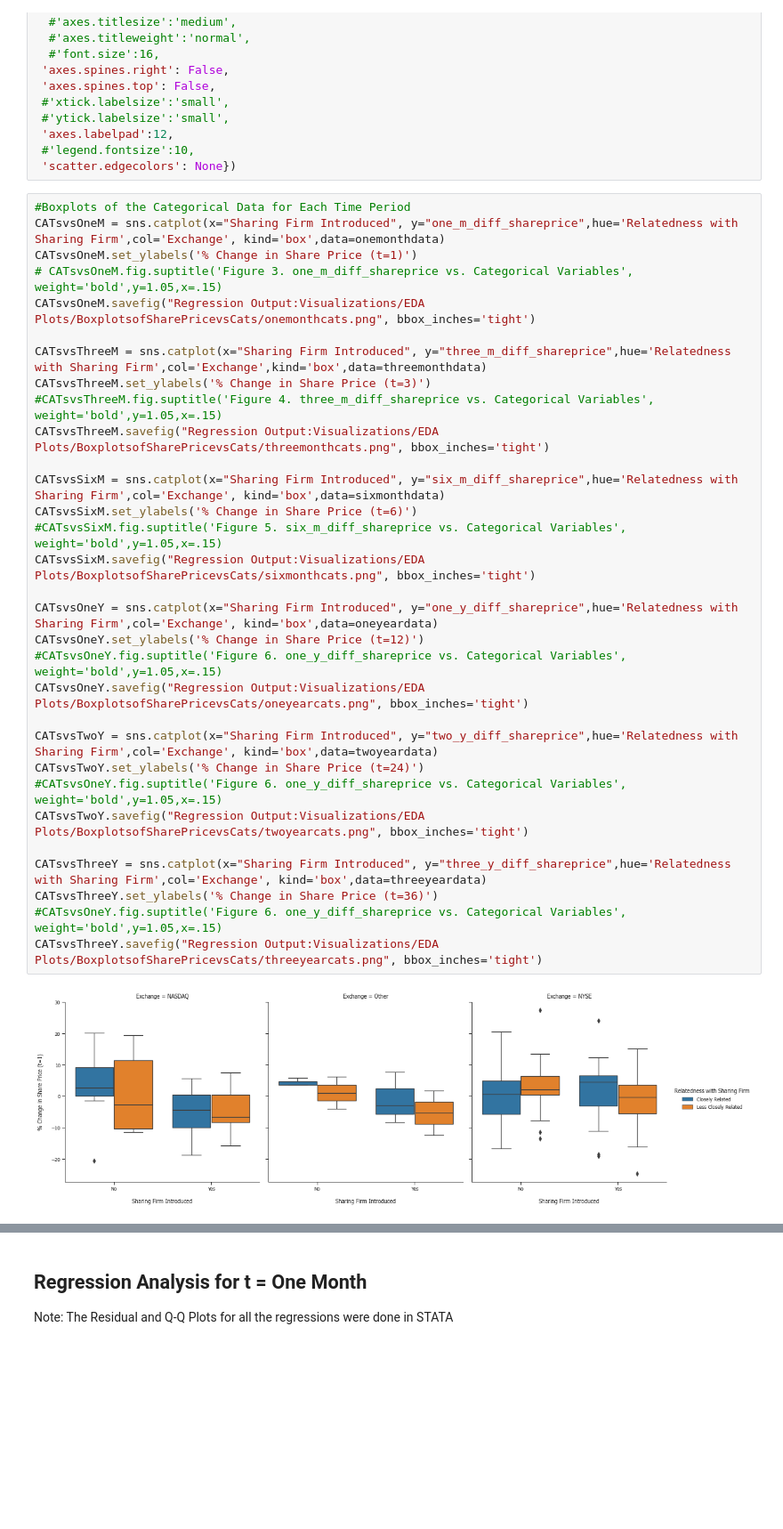
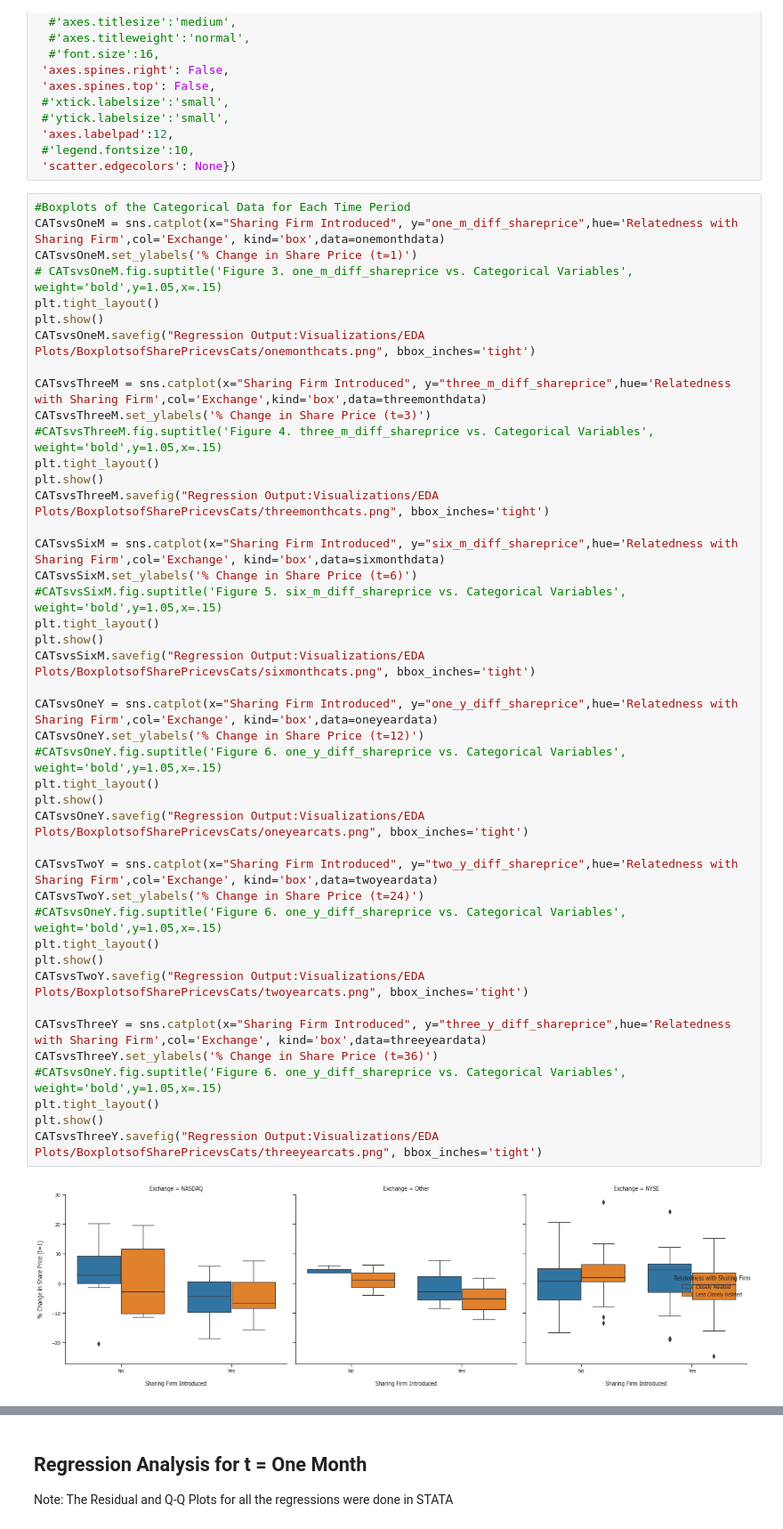
Before and after one commit to SolB77/Managerial-Economics-Senior-Thesis, a Jupyter notebook: Summary Statistics, Regression Analysis, and Visualizations.ipynb, the cells around one changed output, grey strips where cells are left out. Shown at 89% size. Cells and saved outputs as stored; diff of their text form; blank space fills up the shorter version.

```diff
--- a/Summary Statistics, Regression Analysis, and Visualizations.ipynb
+++ b/Summary Statistics, Regression Analysis, and Visualizations.ipynb
@@ -98,31 +98,43 @@ rc={'font.family': 'sans-serif',
 CATsvsOneM = sns.catplot(x="Sharing Firm Introduced", y="one_m_diff_shareprice",hue='Relatedness with Sharing Firm',col='Exchange', kind='box',data=onemonthdata)
 CATsvsOneM.set_ylabels('% Change in Share Price (t=1)')
 # CATsvsOneM.fig.suptitle('Figure 3. one_m_diff_shareprice vs. Categorical Variables', weight='bold',y=1.05,x=.15)
+plt.tight_layout()
+plt.show()
 CATsvsOneM.savefig("Regression Output:Visualizations/EDA Plots/BoxplotsofSharePricevsCats/onemonthcats.png", bbox_inches='tight')
 
 CATsvsThreeM = sns.catplot(x="Sharing Firm Introduced", y="three_m_diff_shareprice",hue='Relatedness with Sharing Firm',col='Exchange',kind='box',data=threemonthdata)
 CATsvsThreeM.set_ylabels('% Change in Share Price (t=3)')
 #CATsvsThreeM.fig.suptitle('Figure 4. three_m_diff_shareprice vs. Categorical Variables', weight='bold',y=1.05,x=.15)
+plt.tight_layout()
+plt.show()
 CATsvsThreeM.savefig("Regression Output:Visualizations/EDA Plots/BoxplotsofSharePricevsCats/threemonthcats.png", bbox_inches='tight')
 
 CATsvsSixM = sns.catplot(x="Sharing Firm Introduced", y="six_m_diff_shareprice",hue='Relatedness with Sharing Firm',col='Exchange', kind='box',data=sixmonthdata)
 CATsvsSixM.set_ylabels('% Change in Share Price (t=6)')
 #CATsvsSixM.fig.suptitle('Figure 5. six_m_diff_shareprice vs. Categorical Variables', weight='bold',y=1.05,x=.15)
+plt.tight_layout()
+plt.show()
 CATsvsSixM.savefig("Regression Output:Visualizations/EDA Plots/BoxplotsofSharePricevsCats/sixmonthcats.png", bbox_inches='tight')
 
 CATsvsOneY = sns.catplot(x="Sharing Firm Introduced", y="one_y_diff_shareprice",hue='Relatedness with Sharing Firm',col='Exchange', kind='box',data=oneyeardata)
 CATsvsOneY.set_ylabels('% Change in Share Price (t=12)')
 #CATsvsOneY.fig.suptitle('Figure 6. one_y_diff_shareprice vs. Categorical Variables', weight='bold',y=1.05,x=.15)
+plt.tight_layout()
+plt.show()
 CATsvsOneY.savefig("Regression Output:Visualizations/EDA Plots/BoxplotsofSharePricevsCats/oneyearcats.png", bbox_inches='tight')
 
 CATsvsTwoY = sns.catplot(x="Sharing Firm Introduced", y="two_y_diff_shareprice",hue='Relatedness with Sharing Firm',col='Exchange', kind='box',data=twoyeardata)
 CATsvsTwoY.set_ylabels('% Change in Share Price (t=24)')
 #CATsvsOneY.fig.suptitle('Figure 6. one_y_diff_shareprice vs. Categorical Variables', weight='bold',y=1.05,x=.15)
+plt.tight_layout()
+plt.show()
 CATsvsTwoY.savefig("Regression Output:Visualizations/EDA Plots/BoxplotsofSharePricevsCats/twoyearcats.png", bbox_inches='tight')
 
 CATsvsThreeY = sns.catplot(x="Sharing Firm Introduced", y="three_y_diff_shareprice",hue='Relatedness with Sharing Firm',col='Exchange', kind='box',data=threeyeardata)
 CATsvsThreeY.set_ylabels('% Change in Share Price (t=36)')
 #CATsvsOneY.fig.suptitle('Figure 6. one_y_diff_shareprice vs. Categorical Variables', weight='bold',y=1.05,x=.15)
+plt.tight_layout()
+plt.show()
 CATsvsThreeY.savefig("Regression Output:Visualizations/EDA Plots/BoxplotsofSharePricevsCats/threeyearcats.png", bbox_inches='tight')
 # %% [output]
-[figure, old version]
+[figure, new version]
```
Also changed, not shown: parts of 12 cells of this notebook, 26 other files.
